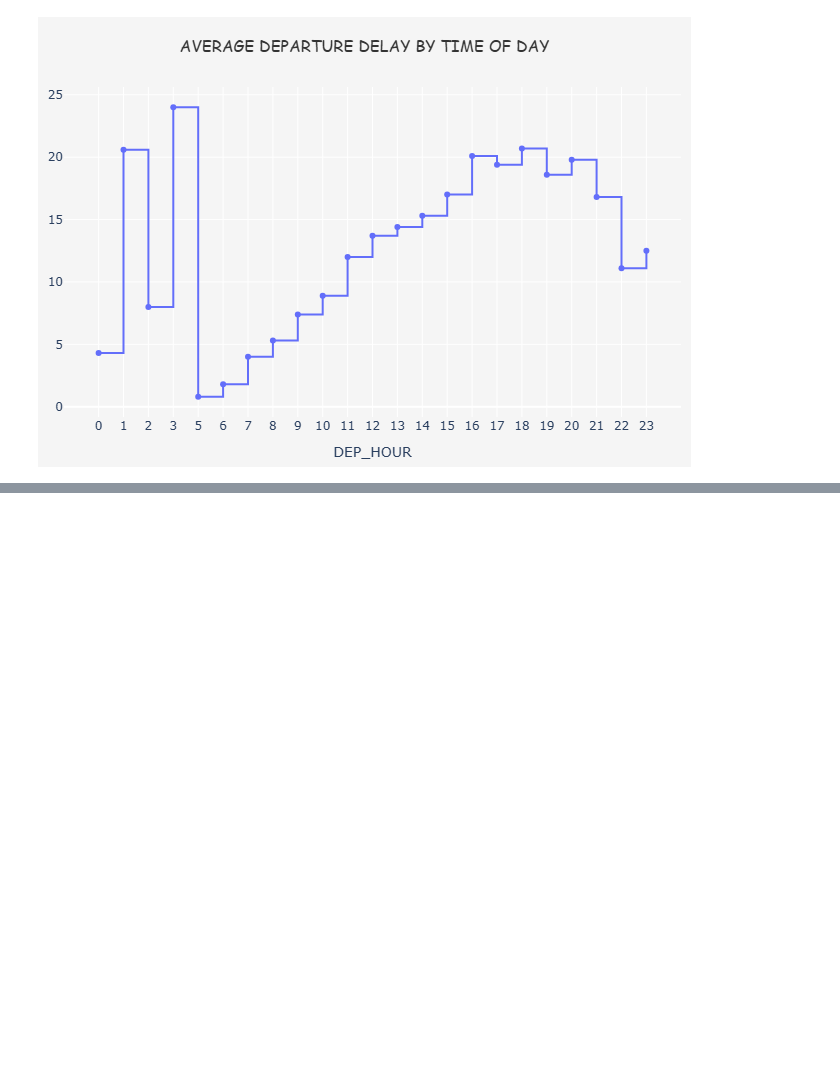
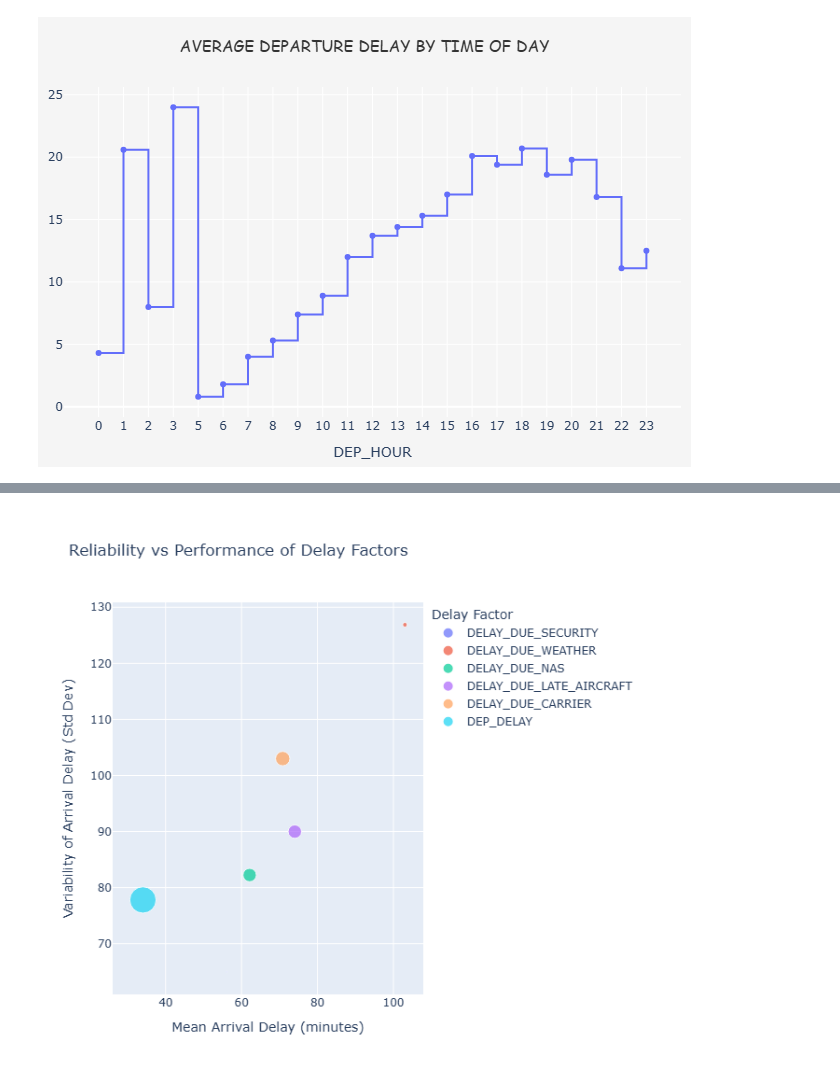
Before and after one commit to nguyenminhthuy/flights-analytics, a Jupyter notebook: py/notebooks/flights-eda.ipynb, the cells around one changed output, grey strips where cells are left out. Cells and saved outputs as stored; diff of their text form; code cells hidden in the pictures; blank space fills up the shorter version.

```diff
--- a/py/notebooks/flights-eda.ipynb
+++ b/py/notebooks/flights-eda.ipynb
@@ -1070,0 +1322,70 @@ time_of_day(df_flights, year = 2019, airline = "United Air Lines Inc.")
+# %%
+# -----------------------------
+# 1. Delay factors
+# -----------------------------
+delay_cols = [
+    "DEP_DELAY",
+    "DELAY_DUE_CARRIER",
+    "DELAY_DUE_WEATHER",
+    "DELAY_DUE_NAS",
+    "DELAY_DUE_SECURITY",
+    "DELAY_DUE_LATE_AIRCRAFT"
+]
+
+# -----------------------------
+# 2. Unpivot (keep ARR_DELAY)
+# -----------------------------
+long_df = df_flights.unpivot(
+    index=["ARR_DELAY"],
+    on=delay_cols,
+    variable_name="factor",
+    value_name="delay_value"
+)
+
+# -----------------------------
+# 3. Filter: factor actually present
+# (avoid noise from pure zeros)
+# -----------------------------
+long_df = long_df.filter(pl.col("delay_value") > 0)
+
+# -----------------------------
+# 4. Aggregate reliability metrics
+# -----------------------------
+summary = (
+    long_df
+    .group_by("factor")
+    .agg(
+        pl.mean("ARR_DELAY").alias("mean_arr_delay"),
+        pl.std("ARR_DELAY").alias("std_arr_delay"),
+        pl.len().alias("n_flights")
+    )
+    .filter(pl.col("n_flights") > 200)
+)
+
+# -----------------------------
+# 5. Plot bubble chart
+# -----------------------------
+summary_pd = summary.to_pandas()
+
+fig = px.scatter(
+    summary_pd,
+    x="mean_arr_delay",
+    y="std_arr_delay",
+    size="n_flights",
+    color="factor",
+    title="Reliability vs Performance of Delay Factors",
+    labels={
+        "mean_arr_delay": "Mean Arrival Delay (minutes)",
+        "std_arr_delay": "Variability of Arrival Delay (Std Dev)",
+        "n_flights": "Number of Flights"
+    }
+)
+
+fig.update_layout(
+    height=600,
+    legend_title_text="Delay Factor"
+)
+
+fig.show()
+# %% [output]
+[figure, added]
```
Also changed, not shown: parts of 10 cells of this notebook.
